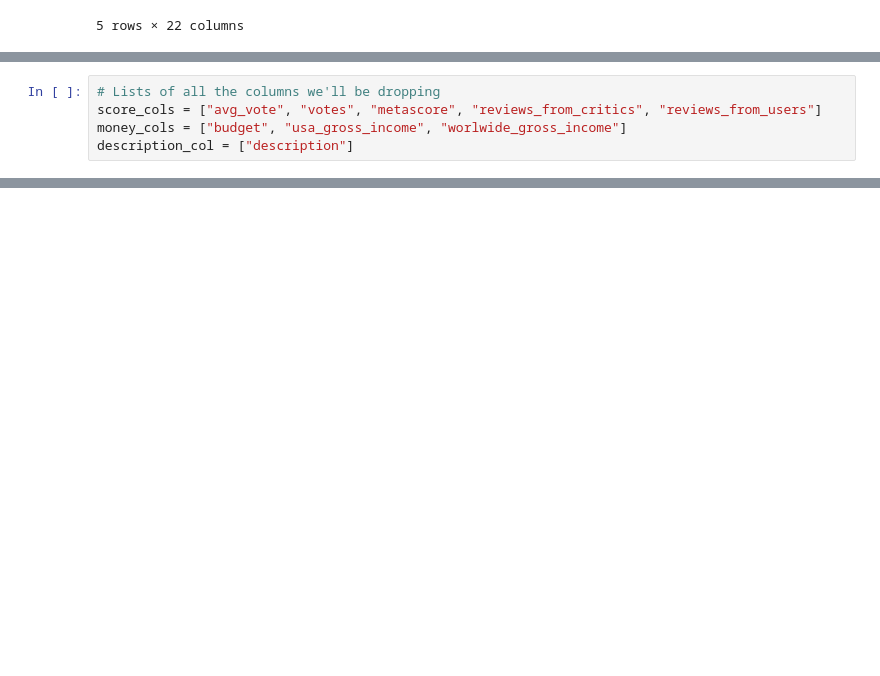
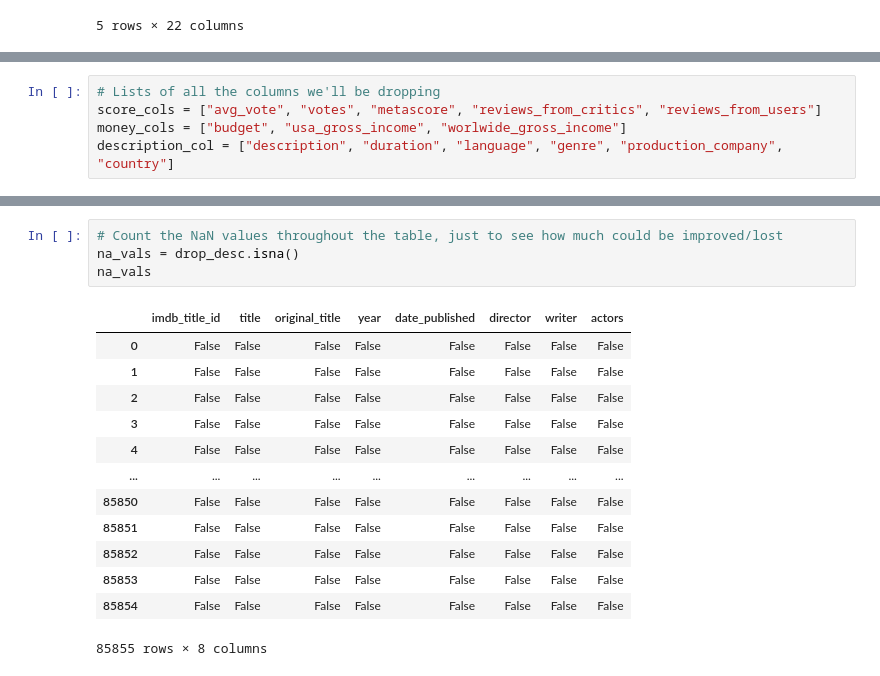
Before and after one commit to jsteinberg4/BaconDistance, a Jupyter notebook: Notebooks/IMDb_Movies.ipynb, the cells around one changed output, grey strips where cells are left out. Cells and saved outputs as stored; diff of their text form; blank space fills up the shorter version.

```diff
--- a/Notebooks/IMDb_Movies.ipynb
+++ b/Notebooks/IMDb_Movies.ipynb
@@ -43,7 +46,7 @@ movies.tail()
 # Lists of all the columns we'll be dropping
 score_cols = ["avg_vote", "votes", "metascore", "reviews_from_critics", "reviews_from_users"]
 money_cols = ["budget", "usa_gross_income", "worlwide_gross_income"]
-description_col = ["description"]
+description_col = ["description", "duration", "language", "genre", "production_company", "country"]
 # %%
 # First drop scoring and review information...
 drop_scores = movies.drop(score_cols, axis=1)
@@ -104,0 +104,18 @@ sorted(drop_scores["year"].unique())
+# %%
+# Count the NaN values throughout the table, just to see how much could be improved/lost
+na_vals = drop_desc.isna()
+na_vals
+# %% [output]
+|  | imdb_title_id | title | original_title | year | date_published | director | writer | actors |
+| 0 | False | False | False | False | False | False | False | False |
+| 1 | False | False | False | False | False | False | False | False |
+| 2 | False | False | False | False | False | False | False | False |
+| 3 | False | False | False | False | False | False | False | False |
+| 4 | False | False | False | False | False | False | False | False |
+| ... | ... | ... | ... | ... | ... | ... | ... | ... |
+| 85850 | False | False | False | False | False | False | False | False |
+| 85851 | False | False | False | False | False | False | False | False |
+| 85852 | False | False | False | False | False | False | False | False |
+| 85853 | False | False | False | False | False | False | False | False |
+| 85854 | False | False | False | False | False | False | False | False |
+85855 rows × 8 columns
```
Also changed, not shown: parts of 19 cells of this notebook.
